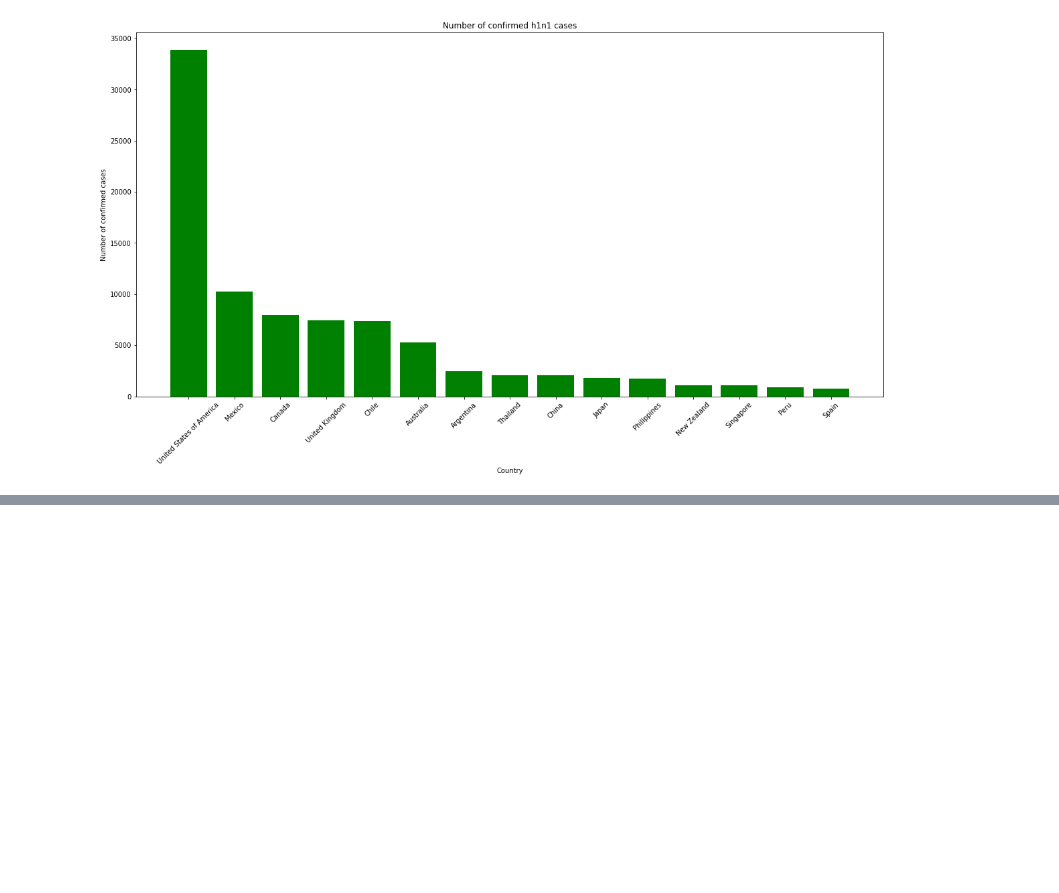
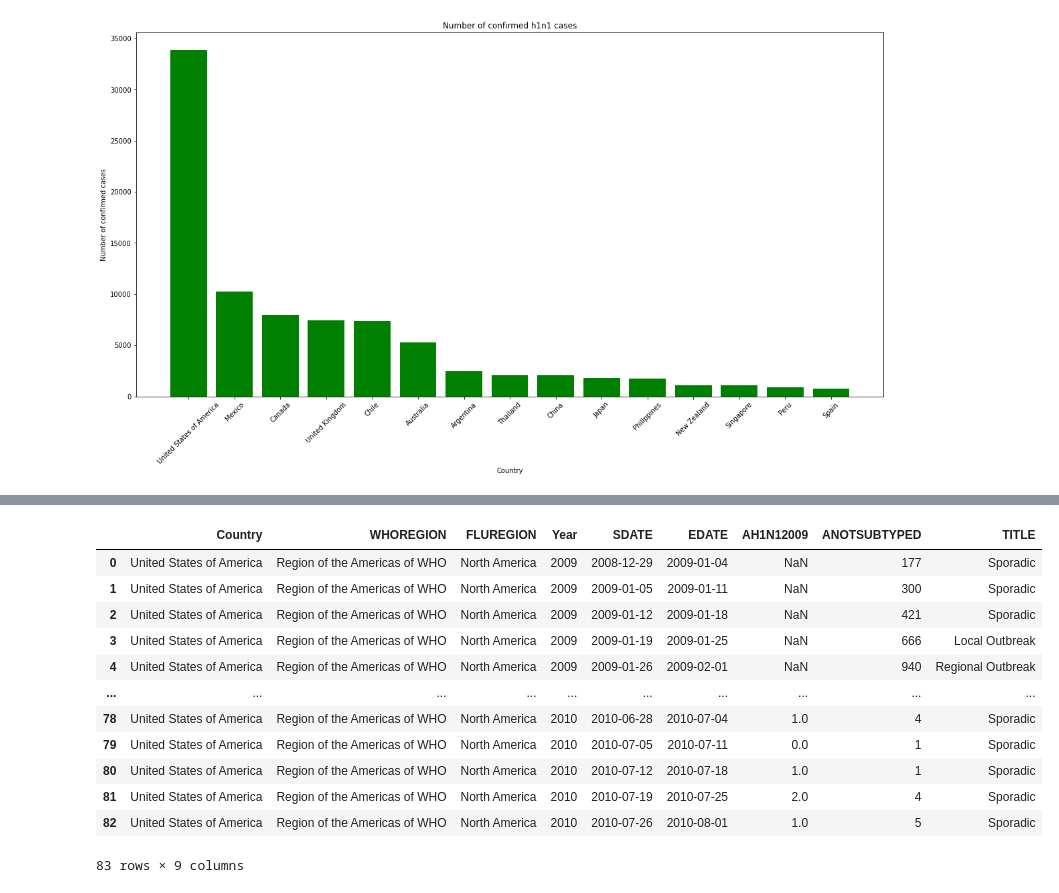
Before and after one commit to erharker/Covid-19-Python-Project, a Jupyter notebook: Covid_19.ipynb, the cells around one changed output, grey strips where cells are left out. Saved outputs shown, nothing was run; the diff lists cells and outputs as text; code cells hidden in the pictures; blank space fills up the shorter version.

```diff
--- a/Covid_19.ipynb
+++ b/Covid_19.ipynb
@@ -259,0 +400,16 @@ plt.xlim(xmax=240)
+# %%
+h1n1.drop(columns=['Week','SPEC_RECEIVED_NB','SPEC_PROCESSED_NB','AH1','AH3','AH5','BYAMAGATA', 'BVICTORIA', 'BNOTDETERMINED', 'INF_B','ALL_INF2', 'ALL_INF', 'INF_A'])
+# %% [output]
+|  | Country | WHOREGION | FLUREGION | Year | SDATE | EDATE | AH1N12009 | ANOTSUBTYPED | TITLE |
+| 0 | United States of America | Region of the Americas of WHO | North America | 2009 | 2008-12-29 | 2009-01-04 | NaN | 177 | Sporadic |
+| 1 | United States of America | Region of the Americas of WHO | North America | 2009 | 2009-01-05 | 2009-01-11 | NaN | 300 | Sporadic |
+| 2 | United States of America | Region of the Americas of WHO | North America | 2009 | 2009-01-12 | 2009-01-18 | NaN | 421 | Sporadic |
+| 3 | United States of America | Region of the Americas of WHO | North America | 2009 | 2009-01-19 | 2009-01-25 | NaN | 666 | Local Outbreak |
+| 4 | United States of America | Region of the Americas of WHO | North America | 2009 | 2009-01-26 | 2009-02-01 | NaN | 940 | Regional Outbreak |
+| ... | ... | ... | ... | ... | ... | ... | ... | ... | ... |
+| 78 | United States of America | Region of the Americas of WHO | North America | 2010 | 2010-06-28 | 2010-07-04 | 1.0 | 4 | Sporadic |
+| 79 | United States of America | Region of the Americas of WHO | North America | 2010 | 2010-07-05 | 2010-07-11 | 0.0 | 1 | Sporadic |
+| 80 | United States of America | Region of the Americas of WHO | North America | 2010 | 2010-07-12 | 2010-07-18 | 1.0 | 1 | Sporadic |
+| 81 | United States of America | Region of the Americas of WHO | North America | 2010 | 2010-07-19 | 2010-07-25 | 2.0 | 4 | Sporadic |
+| 82 | United States of America | Region of the Americas of WHO | North America | 2010 | 2010-07-26 | 2010-08-01 | 1.0 | 5 | Sporadic |
+83 rows × 9 columns
```
Also changed, not shown: parts of 17 cells of this notebook, 4 other files.
